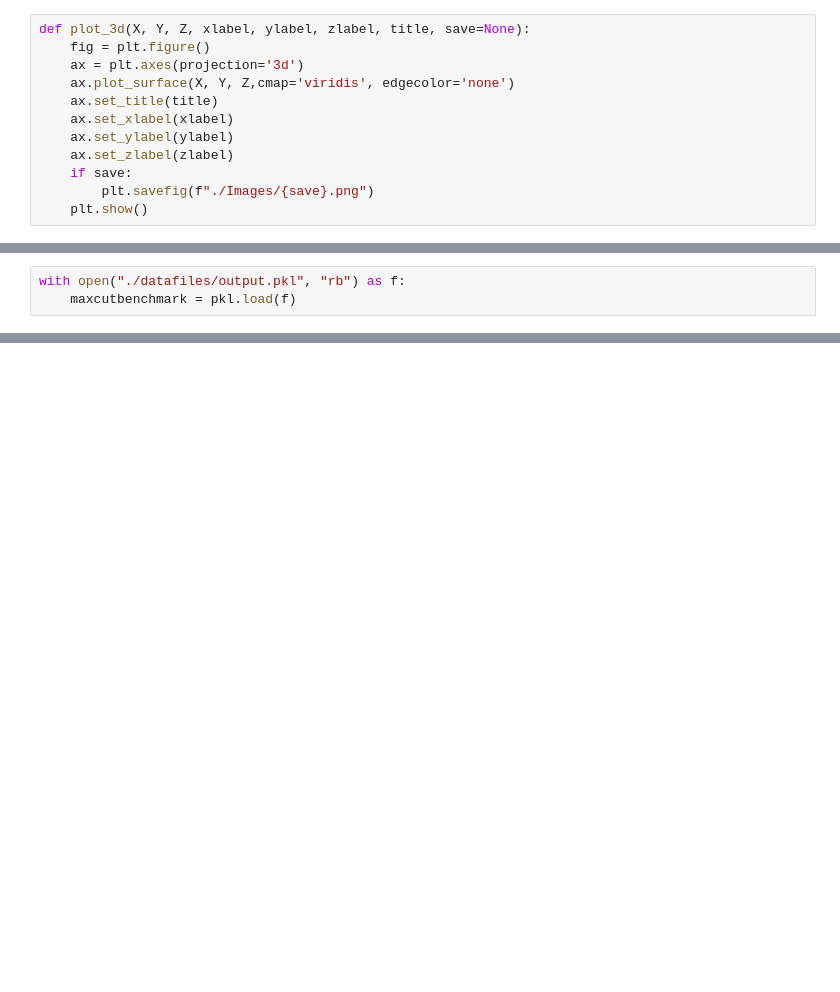
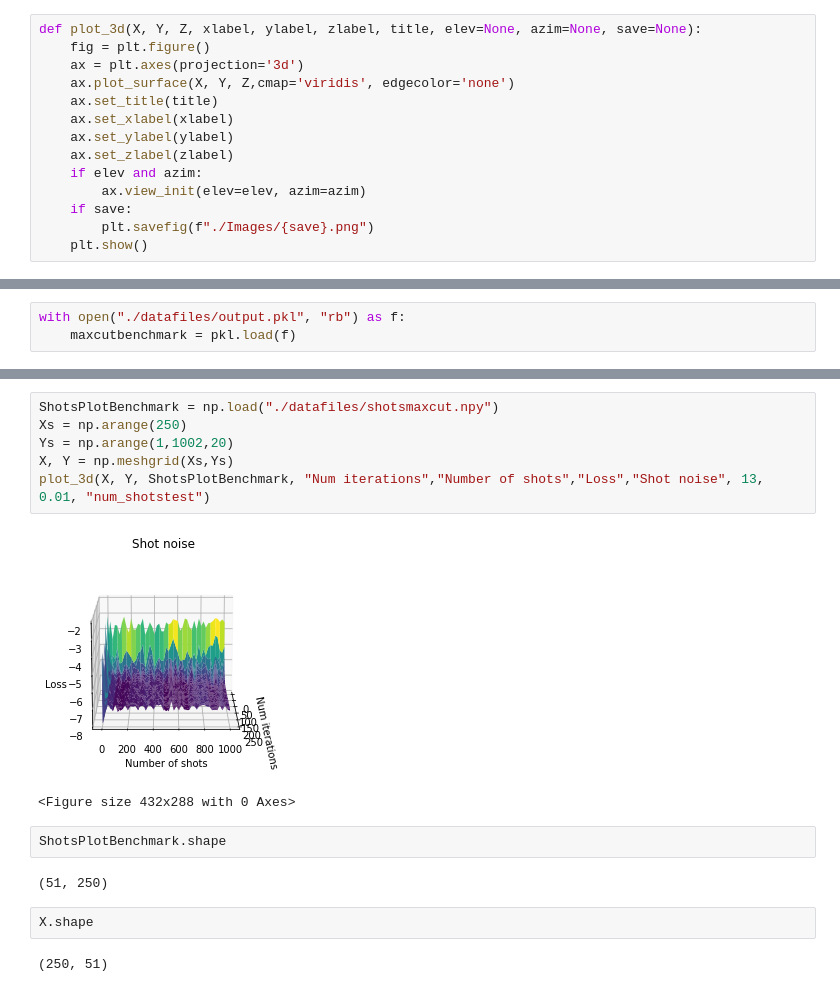
Before and after one commit to milanleonard/SCNC3102, a Jupyter notebook: Code/visualization.ipynb, the cells around one changed output, grey strips where cells are left out. Saved outputs shown, nothing was run; the diff lists cells and outputs as text; blank space fills up the shorter version.

```diff
--- a/Code/visualization.ipynb
+++ b/Code/visualization.ipynb
@@ -132,5 +31,5 @@ plot_3d(X,Y,test[2], "a", "b", "c", "d")
 # %%
-def plot_3d(X, Y, Z, xlabel, ylabel, zlabel, title, save=None):
+def plot_3d(X, Y, Z, xlabel, ylabel, zlabel, title, elev=None, azim=None, save=None):
     fig = plt.figure()
     ax = plt.axes(projection='3d')
     ax.plot_surface(X, Y, Z,cmap='viridis', edgecolor='none')
@@ -138,6 +37,8 @@ def plot_3d(X, Y, Z, xlabel, ylabel, zlabel, title, save=None):
     ax.set_xlabel(xlabel)
     ax.set_ylabel(ylabel)
     ax.set_zlabel(zlabel)
+    if elev and azim:
+        ax.view_init(elev=elev, azim=azim)
     if save:
         plt.savefig(f"./Images/{save}.png")
     plt.show()
@@ -198,0 +77,17 @@ dict_keys(['losses', 'params', 'MeshGridStartFirstParams', 'MeshGridStartLastPar
+# %%
+ShotsPlotBenchmark = np.load("./datafiles/shotsmaxcut.npy")
+Xs = np.arange(250)
+Ys = np.arange(1,1002,20)
+X, Y = np.meshgrid(Xs,Ys)
+plot_3d(X, Y, ShotsPlotBenchmark, "Num iterations","Number of shots","Loss","Shot noise", 13, 0.01, "num_shotstest")
+# %% [output]
+[figure, added]
+<Figure size 432x288 with 0 Axes>
+# %%
+ShotsPlotBenchmark.shape
+# %% [output]
+(51, 250)
+# %%
+X.shape
+# %% [output]
+(250, 51)
```
Also changed, not shown: parts of 7 cells of this notebook, 2 other files.
